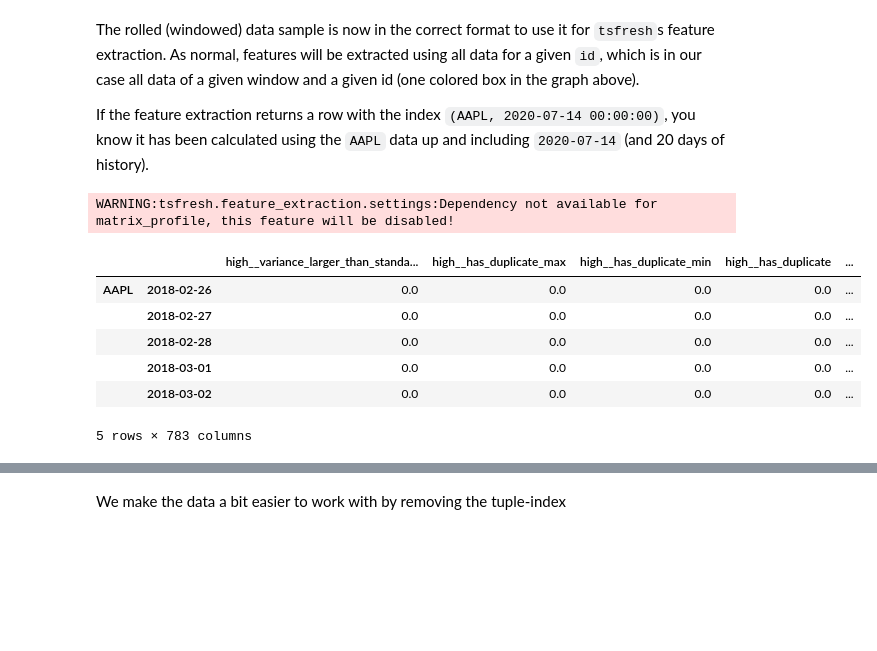
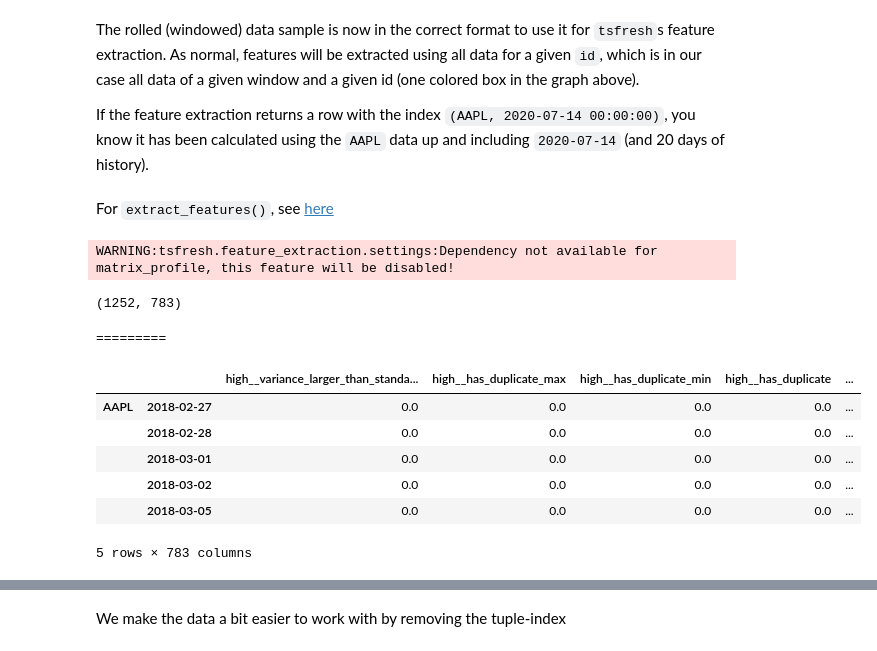
Before and after one commit to harnalashok/timeseries, a Jupyter notebook: tsfresh_Timeseries_Forecasting.ipynb, the cells around one changed output, grey strips where cells are left out. Saved outputs shown, nothing was run; the diff lists cells and outputs as text; code cells hidden in the pictures; blank space fills up the shorter version.

```diff
--- a/tsfresh_Timeseries_Forecasting.ipynb
+++ b/tsfresh_Timeseries_Forecasting.ipynb
@@ -402,19 +405,32 @@ The rolled (windowed) data sample is now in the correct format to use it for `ts
 As normal, features will be extracted using all data for a given `id`, which is in our case all data of a given window and a given id (one colored box in the graph above).
 
 If the feature extraction returns a row with the index `(AAPL, 2020-07-14 00:00:00)`, you know it has been calculated using the `AAPL` data up and including `2020-07-14` (and 20 days of history).
+# %% [markdown]
+For `extract_features()`, see [here](https://tsfresh.readthedocs.io/en/latest/api/tsfresh.feature_extraction.html#tsfresh.feature_extraction.extraction.extract_features)
 # %%
-X = extract_features(df_rolled.drop("Symbols", axis=1),
-                     column_id="id", column_sort="date", column_value="high",
-                     impute_function=impute, show_warnings=False)
+# 7.0 Extract features now:
+X = extract_features(
+                     df_rolled.drop("Symbols", axis=1),
+                     column_id="id",
+                     column_sort="date",
+                     column_value="high",
+                     impute_function=impute,
+                     show_warnings=False
+                     )
 # %% [output]
 WARNING:tsfresh.feature_extraction.settings:Dependency not available for matrix_profile, this feature will be disabled!
-# %%
-X.head()
-# %% [output]
-|  |  | high__variance_larger_than_standa... | high__has_duplicate_max | high__has_duplicate_min | high__has_duplicate | ... |
-| AAPL | 2018-02-26 | 0.0 | 0.0 | 0.0 | 0.0 | ... |
-|  | 2018-02-27 | 0.0 | 0.0 | 0.0 | 0.0 | ... |
-|  | 2018-02-28 | 0.0 | 0.0 | 0.0 | 0.0 | ... |
-|  | 2018-03-01 | 0.0 | 0.0 | 0.0 | 0.0 | ... |
-|  | 2018-03-02 | 0.0 | 0.0 | 0.0 | 0.0 | ... |
-5 rows × 783 columns
+# %%
+# 7.1 Check:
+X.shape   # (1252, 783)
+print("\n=========\n")
+X.head()
+# %% [output]
+(1252, 783)
+=========
+|  |  | high__variance_larger_than_standa... | high__has_duplicate_max | high__has_duplicate_min | high__has_duplicate | ... |
+| AAPL | 2018-02-27 | 0.0 | 0.0 | 0.0 | 0.0 | ... |
+|  | 2018-02-28 | 0.0 | 0.0 | 0.0 | 0.0 | ... |
+|  | 2018-03-01 | 0.0 | 0.0 | 0.0 | 0.0 | ... |
+|  | 2018-03-02 | 0.0 | 0.0 | 0.0 | 0.0 | ... |
+|  | 2018-03-05 | 0.0 | 0.0 | 0.0 | 0.0 | ... |
+5 rows × 783 columns
```
Also changed, not shown: parts of 11 cells of this notebook.
